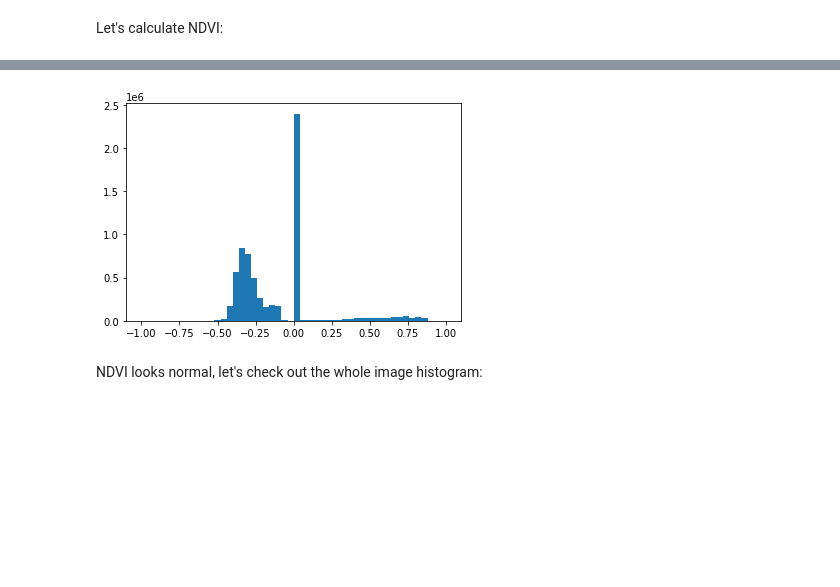
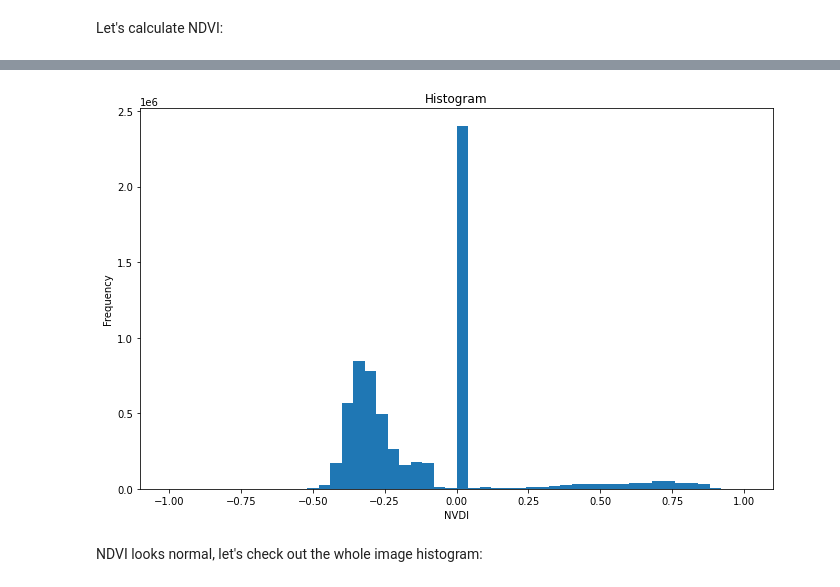
Before and after one commit to mengyuchi/open-geo-tutorial, a Jupyter notebook: notebooks/chapter_6_neural_networks.ipynb, the cells around one changed output, grey strips where cells are left out. Drawn from its saved outputs; the diff is of its cells as text; code cells hidden in the pictures; blank space fills up the shorter version.

```diff
--- a/notebooks/chapter_6_neural_networks.ipynb
+++ b/notebooks/chapter_6_neural_networks.ipynb
@@ -413,11 +471,13 @@ Min NDVI: -1.0
 # %%
-fig, axs = plt.subplots()
-
+figure, axs = plt.subplots(figsize=(1.62*7,7))
 # We can set the number of bins with the `bins` kwarg
 axs.hist(ndvi.flatten(), bins=50)
-fig.show()
+plt.title("Histogram")
+plt.xlabel("NVDI")
+plt.ylabel("Frequency")
+plt.show()
 # %% [output]
-[figure, old version]
+[figure, new version]
 # %% [markdown]
 NDVI looks normal, let's check out the whole image histogram:
 # %%
```
Also changed, not shown: parts of 77 cells of this notebook.
